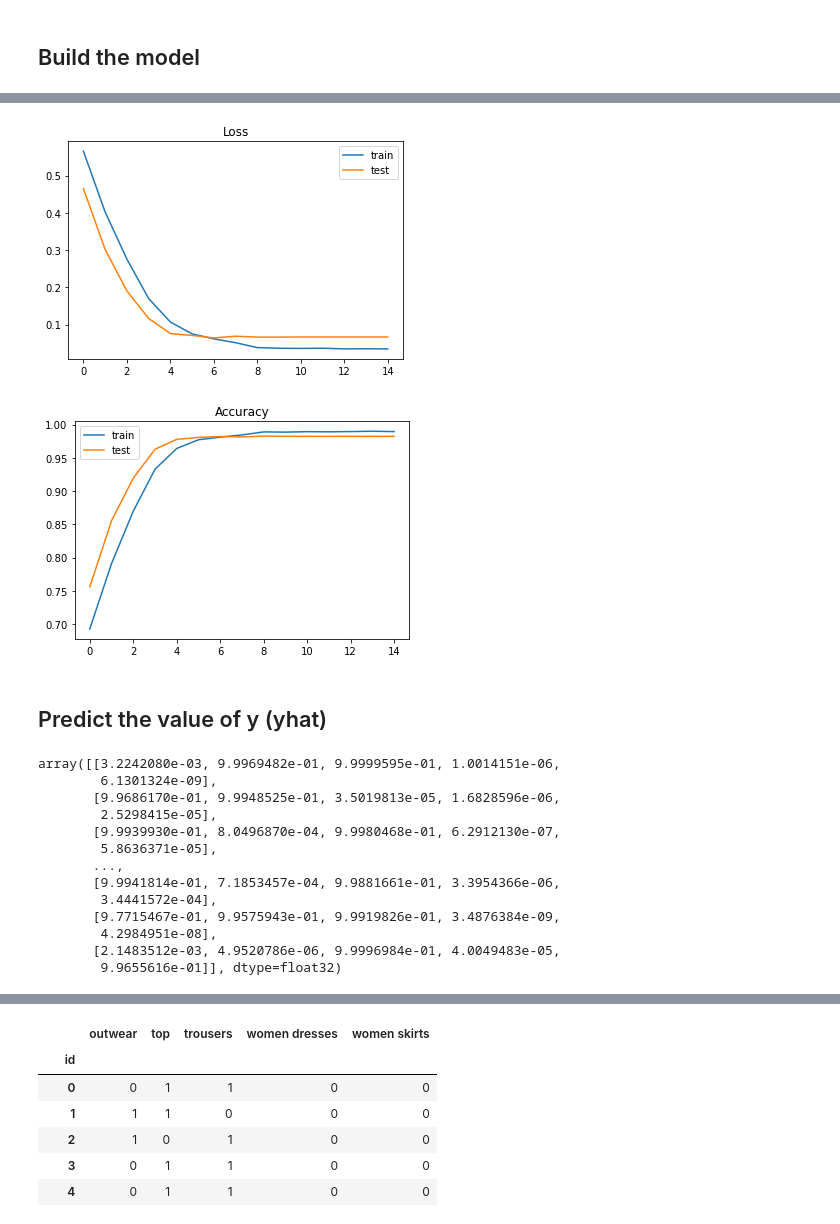
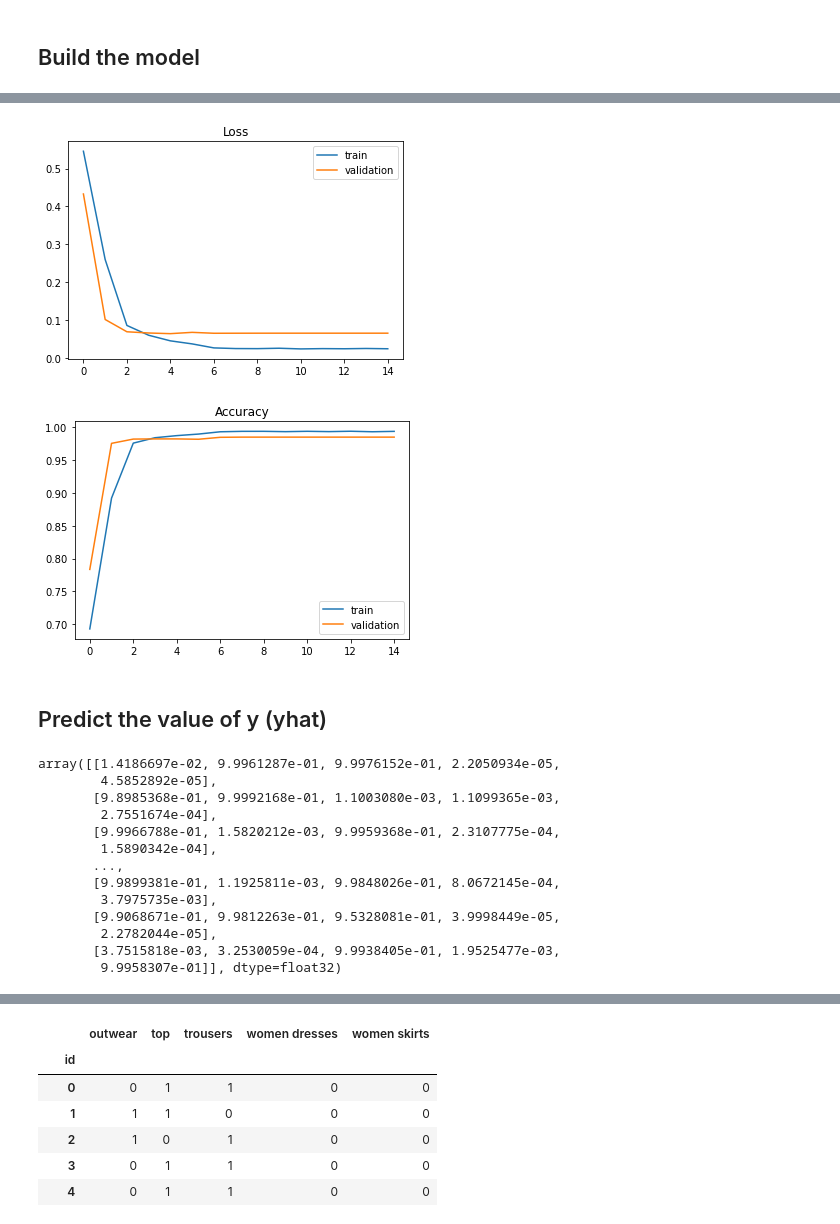
Before and after one commit to nicholasneo78/brainhack-til2020, a Jupyter notebook: NLP-v2.ipynb, the cells around one changed output, grey strips where cells are left out. Saved outputs shown, nothing was run; the diff lists cells and outputs as text; code cells hidden in the pictures.

Commit message:
improving the model accuracy

```diff
--- a/NLP-v2.ipynb
+++ b/NLP-v2.ipynb
@@ -257,13 +255,11 @@ y_train = fashion_df[train_labels]
 # DECLARE MODEL
 model = Sequential([
     Embedding(MAX_FEATURES, EMBED_SIZE),
-    Bidirectional(LSTM(128,return_sequences=True,dropout=0.1,recurrent_dropout=0.1)),
+    Bidirectional(LSTM(64,return_sequences=True,dropout=0.1,recurrent_dropout=0.1)),
     GlobalMaxPool1D(),
-    Dropout(0.2),
-    Dense(64,activation='relu'),
-    Dropout(0.2),
+    Dropout(0.1),
     Dense(32,activation='relu'),
-    Dropout(0.2),
+    Dropout(0.1),
     Dense(5,activation="sigmoid")
 ])
 # %%
@@ -297,7 +293,7 @@ model.compile(loss='binary_crossentropy',optimizer='adam',metrics=['accuracy'])
 # HYPERPARAMETERS CONSTANT
 BATCH_SIZE = 32
 EPOCHS = 15
-VALIDATION_SPLIT = 0.15
+VALIDATION_SPLIT = 0.10
 # %%
 models = model.fit(X_train, y_train,
                    batch_size=BATCH_SIZE,
@@ -325,21 +321,21 @@ Epoch 00015: val_accuracy did not improve from 0.98266
 # %%
 #Plot the loss graph of the model
 plt.title('Loss')
 plt.plot(models.history['loss'], label='train')
-plt.plot(models.history['val_loss'], label='test')
+plt.plot(models.history['val_loss'], label='validation')
 plt.legend()
 plt.show()
 # %% [output]
-[figure, old version]
+[figure, new version]
 # %%
 #Plot the accuracy graph of the model
 plt.title('Accuracy')
 plt.plot(models.history['accuracy'], label='train')
-plt.plot(models.history['val_accuracy'], label='test')
+plt.plot(models.history['val_accuracy'], label='validation')
 plt.legend()
 plt.show()
 # %% [output]
-[figure, old version]
+[figure, new version]
 # %% [markdown]
 ## Predict the value of y (yhat)
 # %%
@@ -348,19 +344,19 @@ yhat_raw = model.predict(X_test, verbose=0)
 # CHECK THE NUMPY ARRAY
 yhat_raw
 # %% [output]
-array([[3.2242080e-03, 9.9969482e-01, 9.9999595e-01, 1.0014151e-06,
-        6.1301324e-09],
-       [9.9686170e-01, 9.9948525e-01, 3.5019813e-05, 1.6828596e-06,
-        2.5298415e-05],
-       [9.9939930e-01, 8.0496870e-04, 9.9980468e-01, 6.2912130e-07,
-        5.8636371e-05],
+array([[1.4186697e-02, 9.9961287e-01, 9.9976152e-01, 2.2050934e-05,
+        4.5852892e-05],
+       [9.8985368e-01, 9.9992168e-01, 1.1003080e-03, 1.1099365e-03,
+        2.7551674e-04],
+       [9.9966788e-01, 1.5820212e-03, 9.9959368e-01, 2.3107775e-04,
+        1.5890342e-04],
        ...,
-       [9.9941814e-01, 7.1853457e-04, 9.9881661e-01, 3.3954366e-06,
-        3.4441572e-04],
-       [9.7715467e-01, 9.9575943e-01, 9.9919826e-01, 3.4876384e-09,
-        4.2984951e-08],
-       [2.1483512e-03, 4.9520786e-06, 9.9996984e-01, 4.0049483e-05,
-        9.9655616e-01]], dtype=float32)
+       [9.9899381e-01, 1.1925811e-03, 9.9848026e-01, 8.0672145e-04,
+        3.7975735e-03],
+       [9.9068671e-01, 9.9812263e-01, 9.5328081e-01, 3.9998449e-05,
+        2.2782044e-05],
+       [3.7515818e-03, 3.2530059e-04, 9.9938405e-01, 1.9525477e-03,
+        9.9958307e-01]], dtype=float32)
 # %%
 # DEBUG to peek at some values
 #yhat_raw[777]
```
Also changed, not shown: parts of 3 cells of this notebook, 3 other files.
